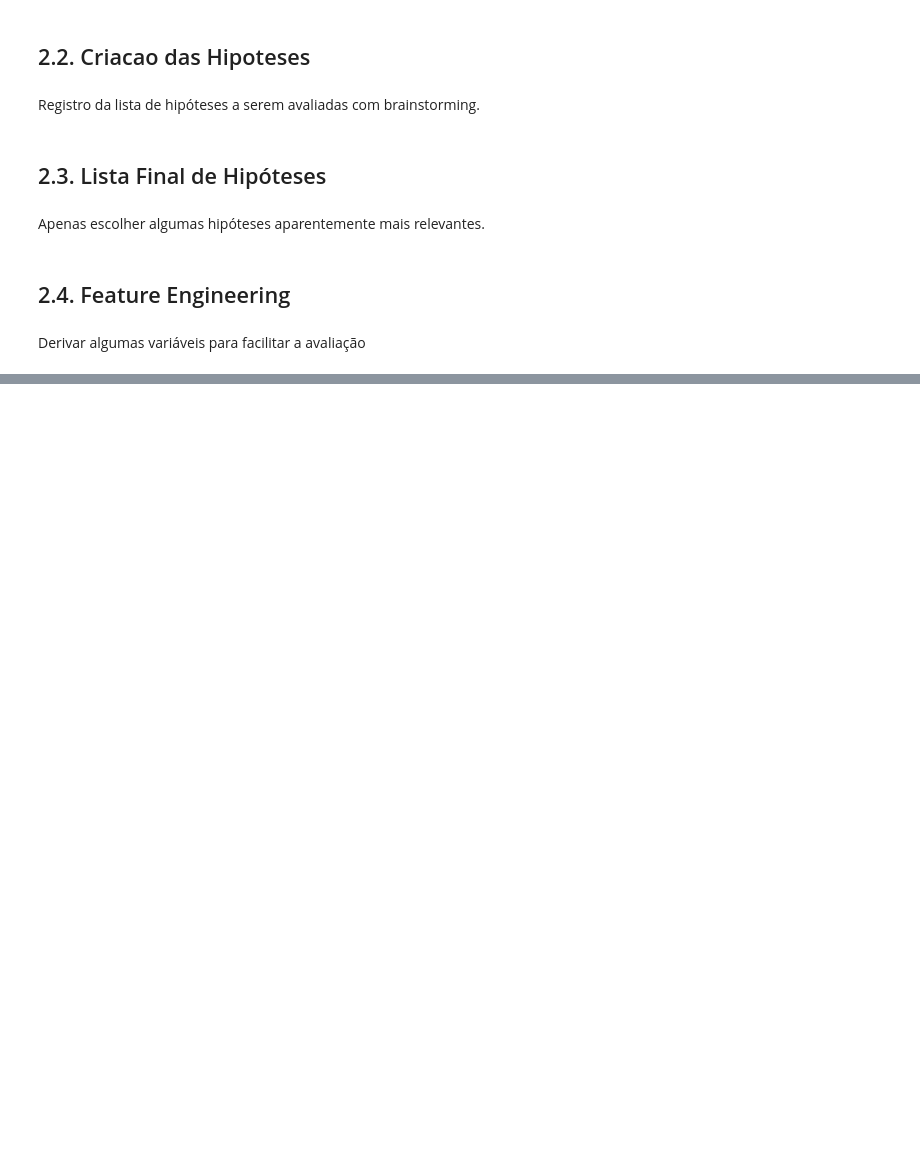
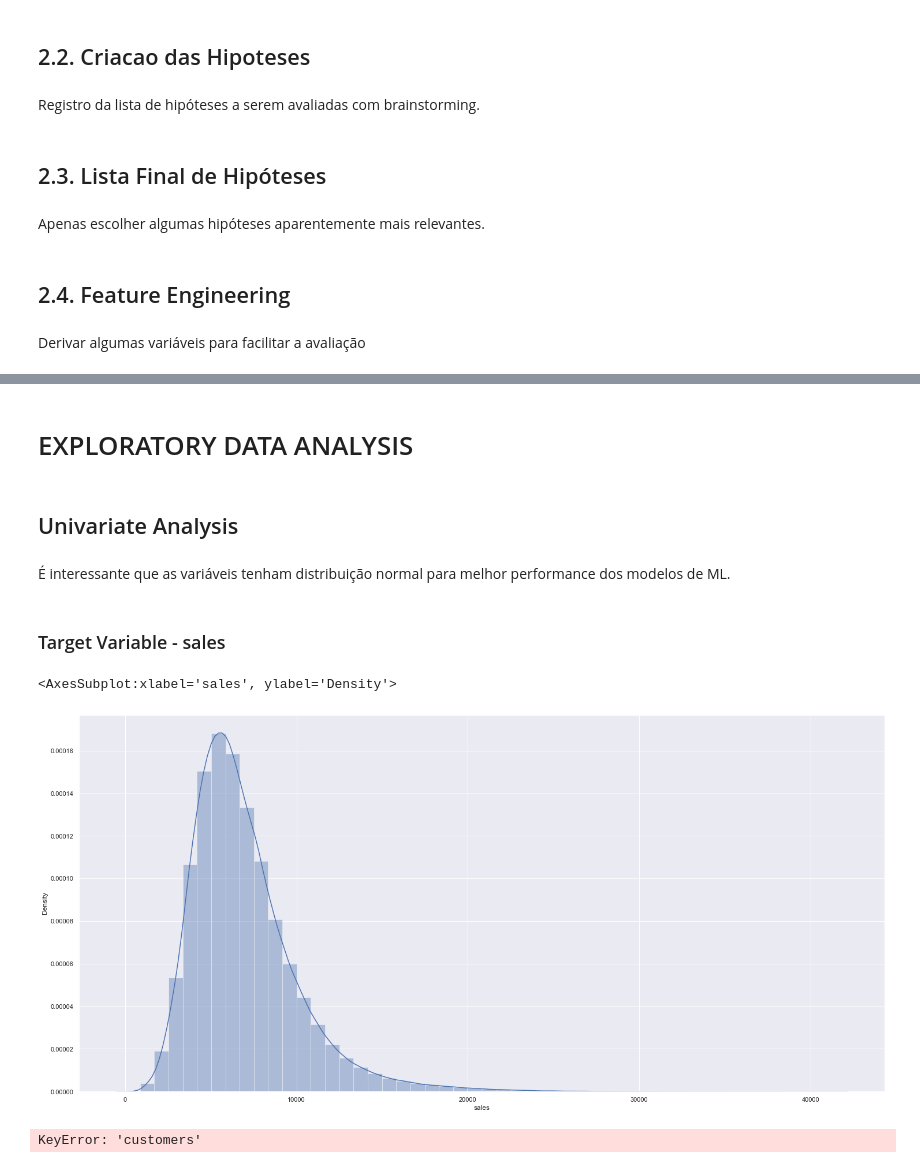
Before and after one commit to enerdb/Store-Sales-Prediction, a Jupyter notebook: store_sales_prediction.ipynb, the cells around one changed output, grey strips where cells are left out. Drawn from its saved outputs; the diff is of its cells as text; code cells hidden in the pictures; blank space fills up the shorter version.

```diff
--- a/store_sales_prediction.ipynb
+++ b/store_sales_prediction.ipynb
@@ -425,3 +428,22 @@ df3 = df3[(df3['open'] != 0) & (df3['sales'] > 0)]
 #Excluindo features que não fazem sentido para modelagem
 cols_drop = ['customers', 'open', 'promo_interval', 'month_map']
 df3 = df3.drop( cols_drop, axis=1 )
+# %% [markdown]
+# EXPLORATORY DATA ANALYSIS
+# %%
+df4 = df3.copy()
+# %% [markdown]
+## Univariate Analysis
+# %% [markdown]
+É interessante que as variáveis tenham distribuição normal para melhor performance dos modelos de ML.
+# %% [markdown]
+### Target Variable - sales
+# %%
+sns.distplot(df4['sales'])
+# %% [output]
+<AxesSubplot:xlabel='sales', ylabel='Density'>
+[figure, added]
+# %%
+sns.distplot(df4['customers'])
+# %% [output]
+KeyError: 'customers'
```
Also changed, not shown: parts of 8 cells of this notebook.
